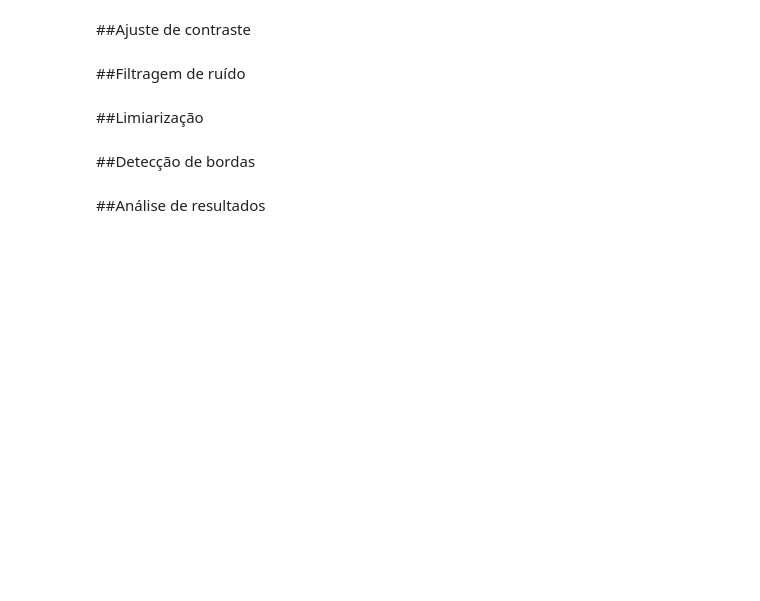
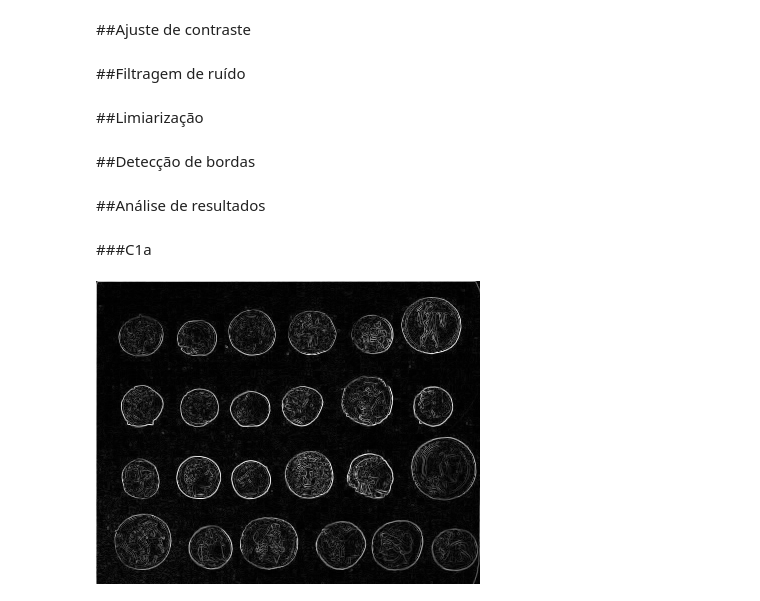
Before and after one commit to IagoMagalhaes23/BBP1026---PROCESSAMENTO-DIGITAL-DE-IMAGENS, a Jupyter notebook: Trabalho_2_Iago_Magalhaes.ipynb, the cells around one changed output. Saved outputs shown, nothing was run; the diff lists cells and outputs as text; code cells hidden in the pictures; blank space fills up the shorter version.

```diff
--- a/Trabalho_2_Iago_Magalhaes.ipynb
+++ b/Trabalho_2_Iago_Magalhaes.ipynb
@@ -38,10 +40,11 @@ def contrast(image, alpha, beta):
     for x in range(image.shape[1]):
       for c in range(image.shape[2]):
         new_image[y,x,c] = np.clip(alpha*image[y,x,c] + beta, 0, 255)
+
+  return new_image
 # %% [markdown]
 ##Filtragem de ruído
 # %%
-from cv2.gapi import RGB2Gray
 def filter(image, filtro, kernel):
   '''
     Função para aplicação de filtro de ruído
@@ -55,7 +58,7 @@ def filter(image, filtro, kernel):
     image = cv2.GaussianBlur(image, (kernel, kernel), 0)
     return image
   elif(filtro == 'mediana'):
-    image = cv2.medianBlur(image, (kernel, kernel), 0)
+    image = cv2.medianBlur(image, kernel)
     return image
   else:
     print('Erro ao selecionar o filtro')
@@ -64,2 +104,26 @@ def filter(image, filtro, kernel):
 # %% [markdown]
 ##Detecção de bordas
+# %%
+def robertEdge(image):
+  '''
+    Função para detecção de bordas com o detector de bordas de Roberts
+    :param image: recebe um image array
+    :return: retorna uma imagem com a aplicação do detector de bordas de Roberts
+  '''
+  image = np.array(image)
+
+  if len(image.shape) > 2:
+    image = np.mean(image, axis=2)
+
+  x = np.array([[1,0],[0,-1]])
+  y = np.array([[0,1],[-1,0]])
+
+  # image = image[:,:,:]
+
+  gradient_x = convolve2d(image, x, mode='same')
+  gradient_y = convolve2d(image, y, mode='same')
+
+  result = np.sqrt(gradient_x**2 + gradient_y**2)
+  result *= 255.0 / np.max(result)
+
+  return result
@@ -66,2 +155,19 @@ def filter(image, filtro, kernel):
 # %% [markdown]
 ##Análise de resultados
+# %% [markdown]
+###C1a
+# %%
+alpha = 1.0
+beta = 30
+filtro = 'gaussian'
+kernel = 3
+
+imageContrast = contrast(image, alpha, beta)
+imageFilter = filter(imageContrast, filtro, kernel)
+meanGlobal = np.mean(imageFilter)
+limiaImage = thresholdingGlobal(imageFilter, meanGlobal)
+result = robertEdge(image)
+
+cv2_imshow(result)
+# %% [output]
+[figure, added]
```
Also changed, not shown: parts of 14 cells of this notebook.
